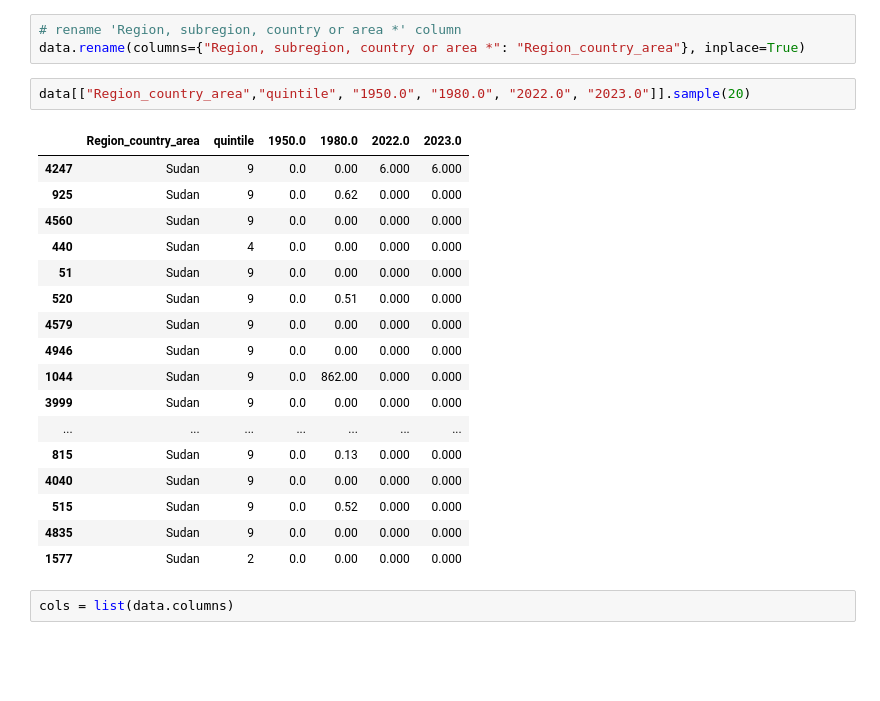
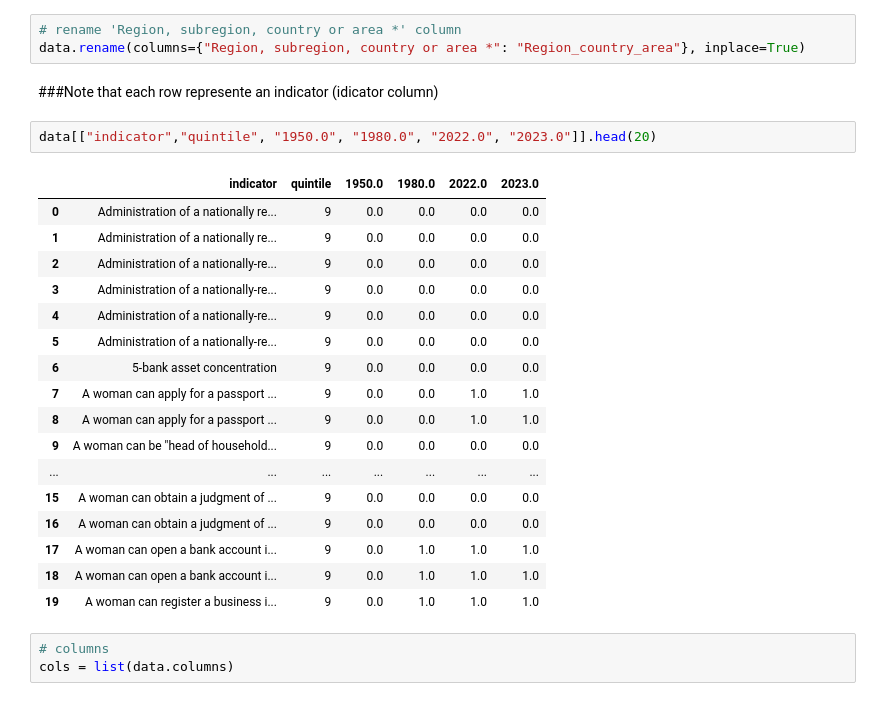
Before and after one commit to OmdenaAI/SudanChapter_AnalyzeHealthcareAccessibility, a Jupyter notebook: 03_Data_preprocessing/demographics/omdena_sudan_health_EDA.ipynb, the cells around one changed output. Saved outputs shown, nothing was run; the diff lists cells and outputs as text; blank space fills up the shorter version.

```diff
--- a/03_Data_preprocessing/demographics/omdena_sudan_health_EDA.ipynb
+++ b/03_Data_preprocessing/demographics/omdena_sudan_health_EDA.ipynb
@@ -45,25 +34,28 @@ data.drop(columns=["Unnamed: 0"], inplace=True)
 # %%
 # rename 'Region, subregion, country or area *' column
 data.rename(columns={"Region, subregion, country or area *": "Region_country_area"}, inplace=True)
+# %% [markdown]
+###Note that each row represente an indicator (idicator column)
 # %%
-data[["Region_country_area","quintile", "1950.0", "1980.0", "2022.0", "2023.0"]].sample(20)
+data[["indicator","quintile", "1950.0", "1980.0", "2022.0", "2023.0"]].head(20)
 # %% [output]
-|  | Region_country_area | quintile | 1950.0 | 1980.0 | 2022.0 | 2023.0 |
-| 4247 | Sudan | 9 | 0.0 | 0.00 | 6.000 | 6.000 |
-| 925 | Sudan | 9 | 0.0 | 0.62 | 0.000 | 0.000 |
-| 4560 | Sudan | 9 | 0.0 | 0.00 | 0.000 | 0.000 |
-| 440 | Sudan | 4 | 0.0 | 0.00 | 0.000 | 0.000 |
-| 51 | Sudan | 9 | 0.0 | 0.00 | 0.000 | 0.000 |
-| 520 | Sudan | 9 | 0.0 | 0.51 | 0.000 | 0.000 |
-| 4579 | Sudan | 9 | 0.0 | 0.00 | 0.000 | 0.000 |
-| 4946 | Sudan | 9 | 0.0 | 0.00 | 0.000 | 0.000 |
-| 1044 | Sudan | 9 | 0.0 | 862.00 | 0.000 | 0.000 |
-| 3999 | Sudan | 9 | 0.0 | 0.00 | 0.000 | 0.000 |
+|  | indicator | quintile | 1950.0 | 1980.0 | 2022.0 | 2023.0 |
+| 0 | Administration of a nationally re... | 9 | 0.0 | 0.0 | 0.0 | 0.0 |
+| 1 | Administration of a nationally re... | 9 | 0.0 | 0.0 | 0.0 | 0.0 |
+| 2 | Administration of a nationally-re... | 9 | 0.0 | 0.0 | 0.0 | 0.0 |
+| 3 | Administration of a nationally-re... | 9 | 0.0 | 0.0 | 0.0 | 0.0 |
+| 4 | Administration of a nationally-re... | 9 | 0.0 | 0.0 | 0.0 | 0.0 |
+| 5 | Administration of a nationally-re... | 9 | 0.0 | 0.0 | 0.0 | 0.0 |
+| 6 | 5-bank asset concentration | 9 | 0.0 | 0.0 | 0.0 | 0.0 |
+| 7 | A woman can apply for a passport ... | 9 | 0.0 | 0.0 | 1.0 | 1.0 |
+| 8 | A woman can apply for a passport ... | 9 | 0.0 | 0.0 | 1.0 | 1.0 |
+| 9 | A woman can be "head of household... | 9 | 0.0 | 0.0 | 0.0 | 0.0 |
 | ... | ... | ... | ... | ... | ... | ... |
-| 815 | Sudan | 9 | 0.0 | 0.13 | 0.000 | 0.000 |
-| 4040 | Sudan | 9 | 0.0 | 0.00 | 0.000 | 0.000 |
-| 515 | Sudan | 9 | 0.0 | 0.52 | 0.000 | 0.000 |
-| 4835 | Sudan | 9 | 0.0 | 0.00 | 0.000 | 0.000 |
-| 1577 | Sudan | 2 | 0.0 | 0.00 | 0.000 | 0.000 |
+| 15 | A woman can obtain a judgment of ... | 9 | 0.0 | 0.0 | 0.0 | 0.0 |
+| 16 | A woman can obtain a judgment of ... | 9 | 0.0 | 0.0 | 0.0 | 0.0 |
+| 17 | A woman can open a bank account i... | 9 | 0.0 | 1.0 | 1.0 | 1.0 |
+| 18 | A woman can open a bank account i... | 9 | 0.0 | 1.0 | 1.0 | 1.0 |
+| 19 | A woman can register a business i... | 9 | 0.0 | 1.0 | 1.0 | 1.0 |
 # %%
+# columns
 cols = list(data.columns)
```
Also changed, not shown: parts of 10 cells of this notebook.
